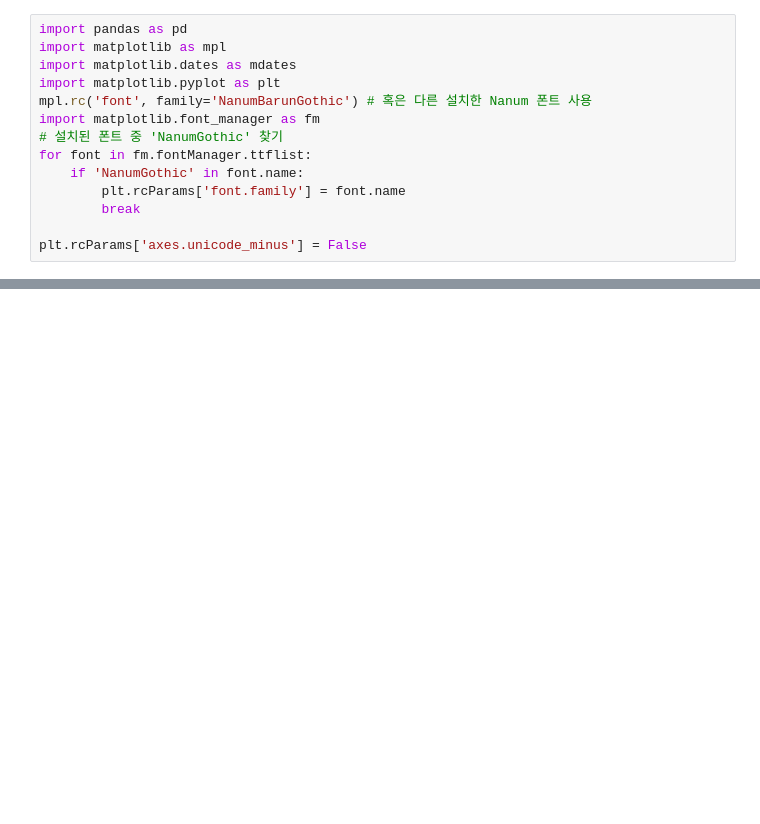
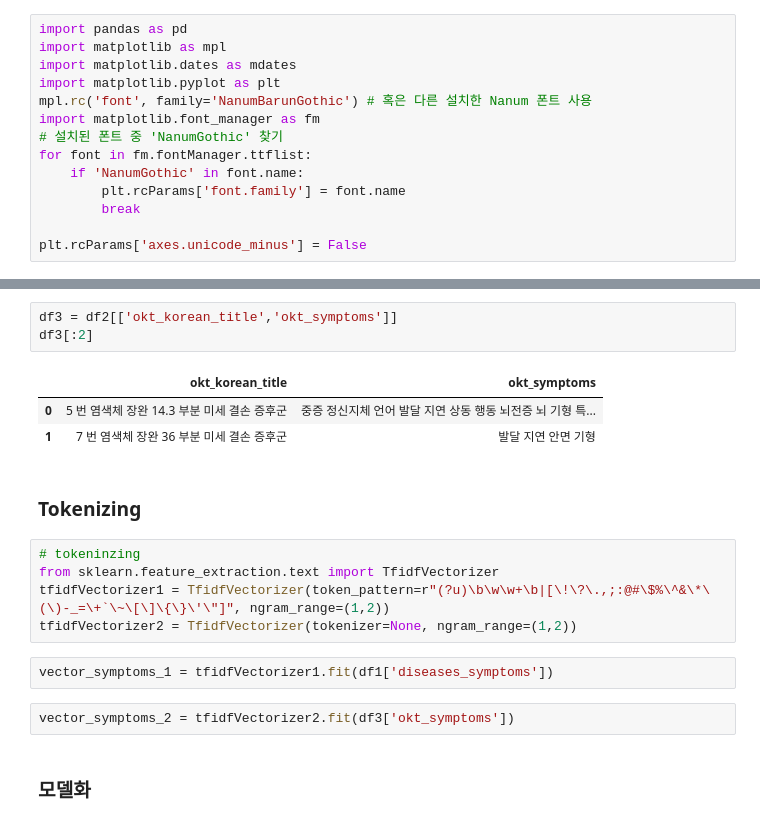
Before and after one commit to kdj0712/teamKim1, a Jupyter notebook: data/search_insite.ipynb, the cells around one changed output, grey strips where cells are left out. Drawn from its saved outputs; the diff is of its cells as text; blank space fills up the shorter version.

```diff
--- a/data/search_insite.ipynb
+++ b/data/search_insite.ipynb
@@ -19,0 +86,20 @@ FileNotFoundError: [Errno 2] No such file or directory: 'teamKim/data/csv/djkim_
+# %%
+df3 = df2[['okt_korean_title','okt_symptoms']]
+df3[:2]
+# %% [output]
+|  | okt_korean_title | okt_symptoms |
+| 0 | 5 번 염색체 장완 14.3 부분 미세 결손 증후군 | 중증 정신지체 언어 발달 지연 상동 행동 뇌전증 뇌 기형 특... |
+| 1 | 7 번 염색체 장완 36 부분 미세 결손 증후군 | 발달 지연 안면 기형 |
+# %% [markdown]
+### Tokenizing
+# %%
+# tokeninzing
+from sklearn.feature_extraction.text import TfidfVectorizer
+tfidfVectorizer1 = TfidfVectorizer(token_pattern=r"(?u)\b\w\w+\b|[\!\?\.,;:@#\$%\^&\*\(\)-_=\+`\~\[\]\{\}\'\"]", ngram_range=(1,2))
+tfidfVectorizer2 = TfidfVectorizer(tokenizer=None, ngram_range=(1,2))
+# %%
+vector_symptoms_1 = tfidfVectorizer1.fit(df1['diseases_symptoms'])
+# %%
+vector_symptoms_2 = tfidfVectorizer2.fit(df3['okt_symptoms'])
+# %% [markdown]
+### 모델화
```
Also changed, not shown: parts of 37 cells of this notebook, 22 other files.
